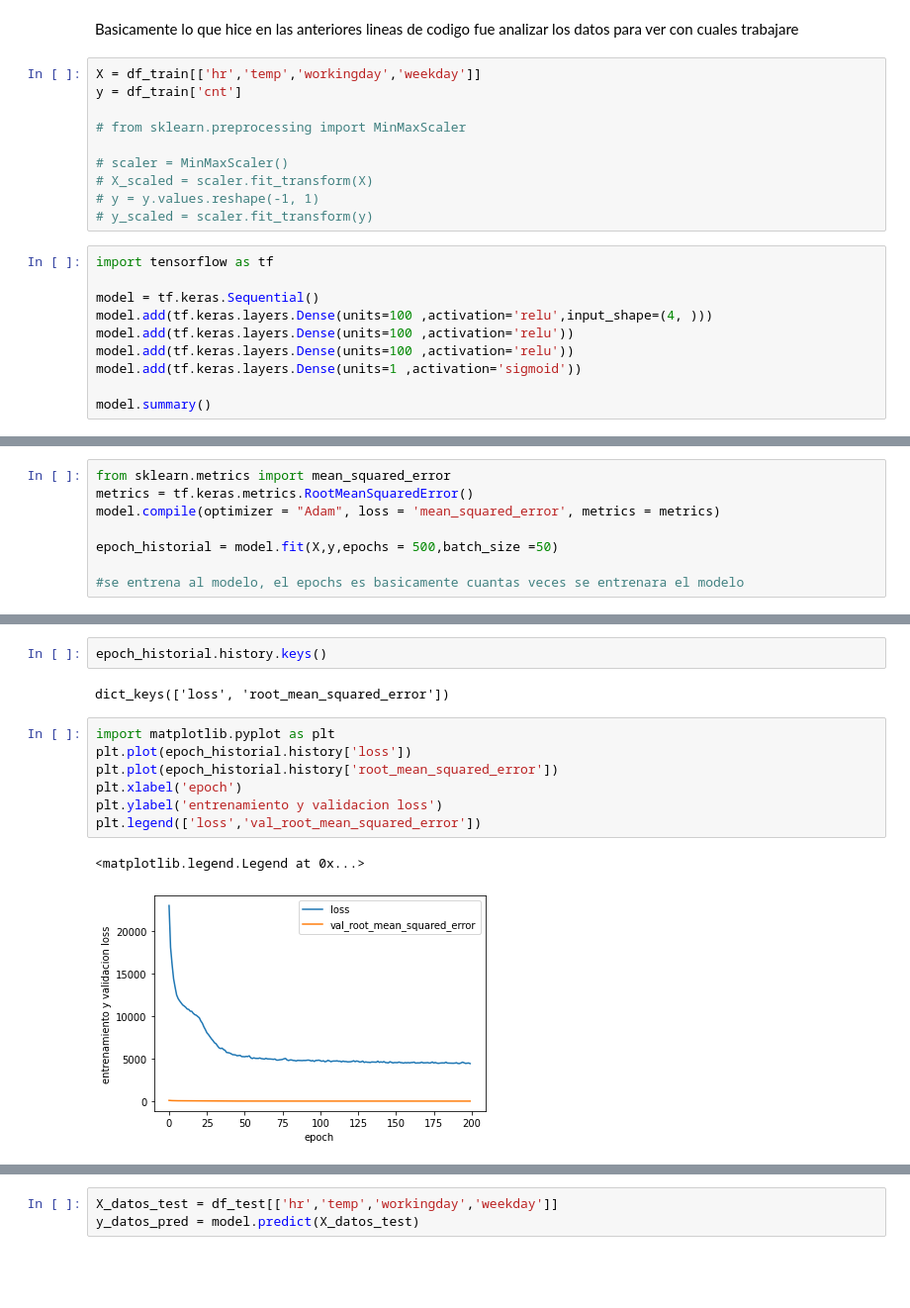
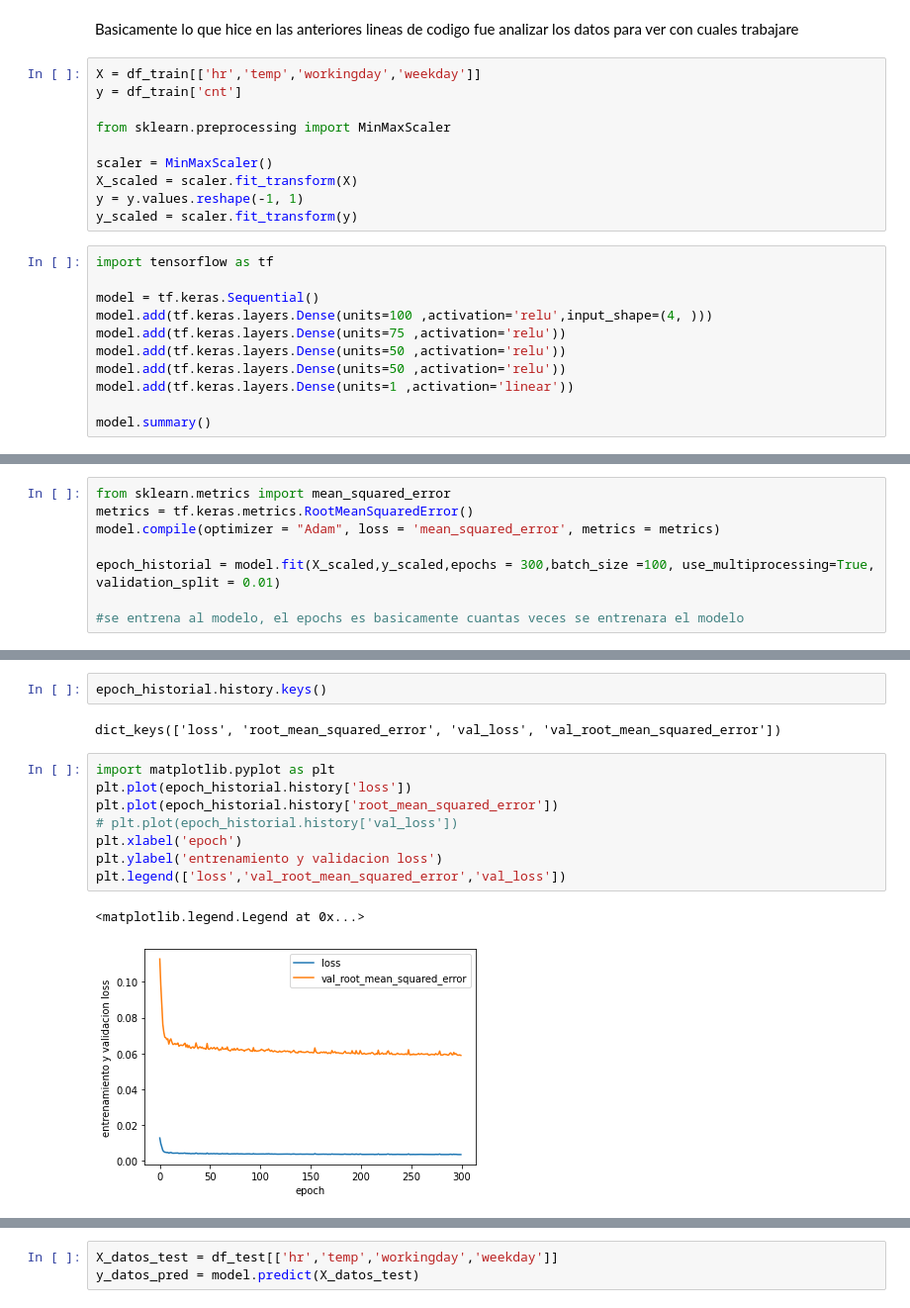
Before and after one commit to luqui5/Datathon, a Jupyter notebook: LucasSanchez.ipynb, the cells around one changed output, grey strips where cells are left out. Shown at 99% size. Saved outputs shown, nothing was run; the diff lists cells and outputs as text; blank space fills up the shorter version.

```diff
--- a/LucasSanchez.ipynb
+++ b/LucasSanchez.ipynb
@@ -40,20 +44,21 @@ Basicamente lo que hice en las anteriores lineas de codigo fue analizar los dato
 X = df_train[['hr','temp','workingday','weekday']]
 y = df_train['cnt']
 
-# from sklearn.preprocessing import MinMaxScaler
+from sklearn.preprocessing import MinMaxScaler
 
-# scaler = MinMaxScaler()
-# X_scaled = scaler.fit_transform(X)
-# y = y.values.reshape(-1, 1)
-# y_scaled = scaler.fit_transform(y)
+scaler = MinMaxScaler()
+X_scaled = scaler.fit_transform(X)
+y = y.values.reshape(-1, 1)
+y_scaled = scaler.fit_transform(y)
 # %%
 import tensorflow as tf
 
 model = tf.keras.Sequential()
 model.add(tf.keras.layers.Dense(units=100 ,activation='relu',input_shape=(4, )))
-model.add(tf.keras.layers.Dense(units=100 ,activation='relu'))
-model.add(tf.keras.layers.Dense(units=100 ,activation='relu'))
-model.add(tf.keras.layers.Dense(units=1 ,activation='sigmoid'))
+model.add(tf.keras.layers.Dense(units=75 ,activation='relu'))
+model.add(tf.keras.layers.Dense(units=50 ,activation='relu'))
+model.add(tf.keras.layers.Dense(units=50 ,activation='relu'))
+model.add(tf.keras.layers.Dense(units=1 ,activation='linear'))
 
 model.summary()
 # %% [output]
@@ -79,6 +68,6 @@ from sklearn.metrics import mean_squared_error
 metrics = tf.keras.metrics.RootMeanSquaredError()
 model.compile(optimizer = "Adam", loss = 'mean_squared_error', metrics = metrics)
 
-epoch_historial = model.fit(X,y,epochs = 500,batch_size =50)
+epoch_historial = model.fit(X_scaled,y_scaled,epochs = 300,batch_size =100, use_multiprocessing=True, validation_split = 0.01)
 
 #se entrena al modelo, el epochs es basicamente cuantas veces se entrenara el modelo
@@ -85,15 +92,16 @@ epoch_historial = model.fit(X,y,epochs = 500,batch_size =50)
 # %%
 epoch_historial.history.keys()
 # %% [output]
-dict_keys(['loss', 'root_mean_squared_error'])
+dict_keys(['loss', 'root_mean_squared_error', 'val_loss', 'val_root_mean_squared_error'])
 # %%
 import matplotlib.pyplot as plt
 plt.plot(epoch_historial.history['loss'])
 plt.plot(epoch_historial.history['root_mean_squared_error'])
+# plt.plot(epoch_historial.history['val_loss'])
 plt.xlabel('epoch')
 plt.ylabel('entrenamiento y validacion loss')
-plt.legend(['loss','val_root_mean_squared_error'])
+plt.legend(['loss','val_root_mean_squared_error','val_loss'])
 # %% [output]
 <matplotlib.legend.Legend at 0x...>
-[figure, old version]
+[figure, new version]
 # %%
```
Also changed, not shown: parts of 7 cells of this notebook, 1 other file.
